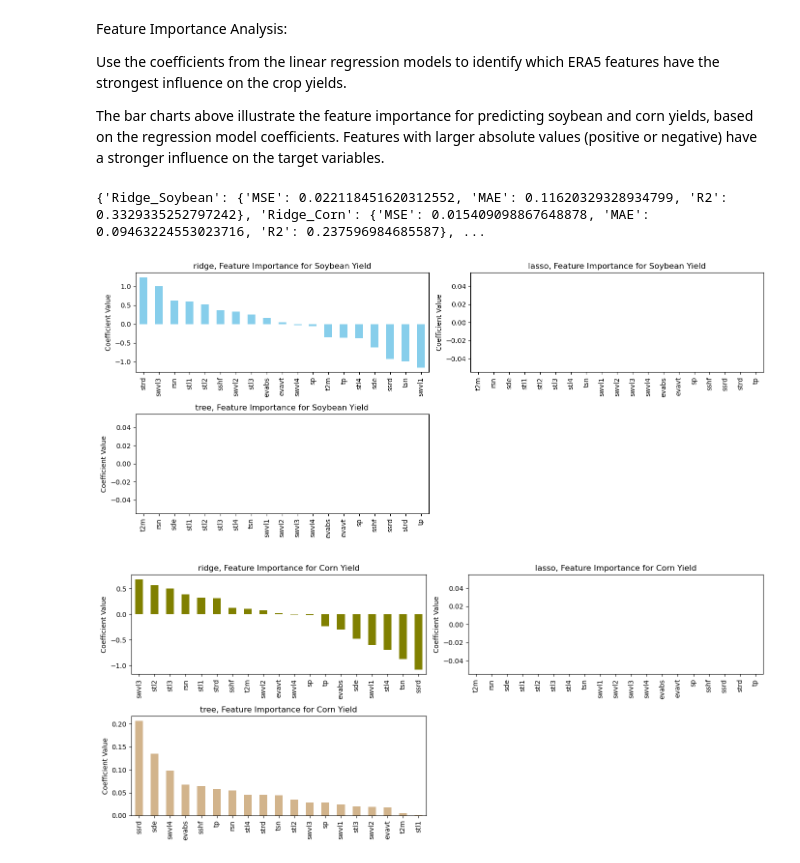
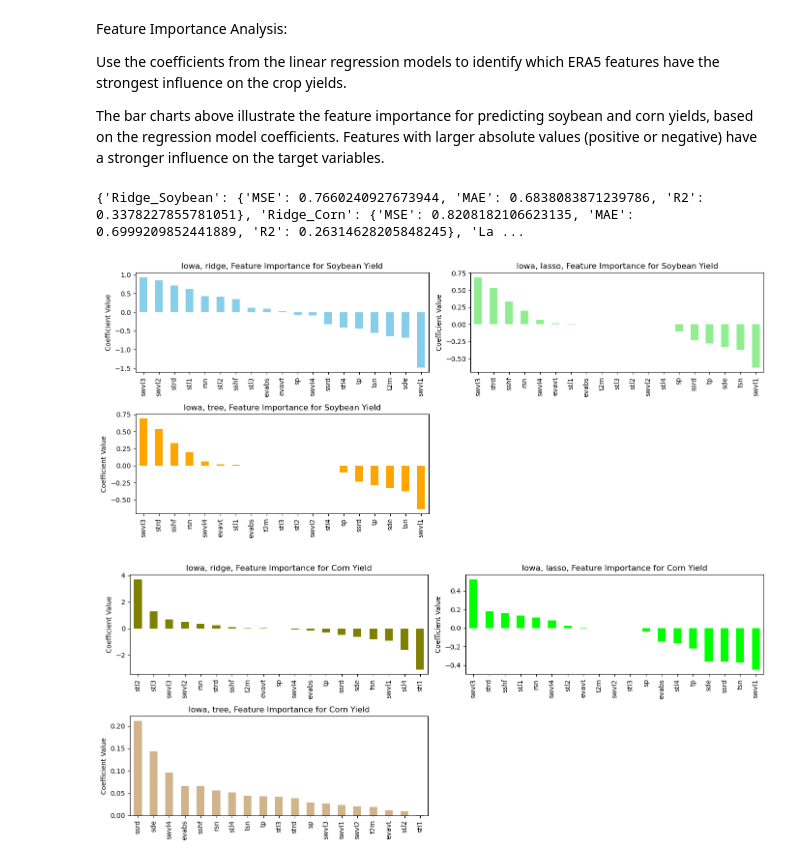
Before and after one commit to Vyzedd/pepper, a Jupyter notebook: Feature Regression/Iowa.ipynb, the cells around one changed output. Saved outputs shown, nothing was run; the diff lists cells and outputs as text; code cells hidden in the pictures.

```diff
--- a/Feature Regression/Iowa.ipynb
+++ b/Feature Regression/Iowa.ipynb
@@ -2,6 +2,9 @@
 import boto3
 import pandas as pd
 from sklearn.preprocessing import MinMaxScaler
+from sklearn.preprocessing import StandardScaler
+from sklearn.preprocessing import RobustScaler
+from sklearn.preprocessing import Normalizer
 import io
 
 # 定义 S3 路径
@@ -19,9 +22,9 @@ merged_df = pd.read_csv(io.BytesIO(response['Body'].read()))
 X = merged_df.drop(columns=['Soybean Value', 'Corn Value'])  # 特征变量
 y = merged_df[['Soybean Value', 'Corn Value']]  # 目标变量
 
-# 初始化 MinMaxScaler
-scaler_X = MinMaxScaler()
-scaler_y = MinMaxScaler()
+# 初始化 StandardScaler
+scaler_X = StandardScaler()
+scaler_y = StandardScaler()
 
 # 归一化处理
 X_scaled = scaler_X.fit_transform(X)
@@ -195,30 +197,30 @@ for model_name, model in best_models.items():
 
 print(optimized_results)
 # %% [output]
-{'Ridge_Soybean': {'MSE': 0.022118451620312552, 'MAE': 0.11620329328934799, 'R2': 0.3329335252797242}, 'Ridge_Corn': {'MSE': 0.015409098867648878, 'MAE': 0.09463224553023716, 'R2': 0.237596984685587}, ...
+{'Ridge_Soybean': {'MSE': 0.7660240927673944, 'MAE': 0.6838083871239786, 'R2': 0.3378227855781051}, 'Ridge_Corn': {'MSE': 0.8208182106623135, 'MAE': 0.6999209852441889, 'R2': 0.26314628205848245}, 'La ...
 # %%
 ridge_importance = pd.Series(best_models["Ridge_Soybean"].coef_, index=X.columns).sort_values(ascending=False)
 lasso_importance = pd.Series(best_models["Lasso_Soybean"].coef_, index=X.columns).sort_values(ascending=False)
 tree_importance = pd.Series(best_models["DecisionTree_Soybean"].feature_importances_, index=X.columns).sort_values(ascending=False)
 
 # Plot feature importance
 plt.figure(figsize=(14, 6))
 plt.subplot(2, 2, 1)
-ridge_importance.plot(kind='bar', title='ridge, Feature Importance for Soybean Yield', color='skyblue')
+ridge_importance.plot(kind='bar', title='Iowa, ridge, Feature Importance for Soybean Yield', color='skyblue')
 plt.ylabel('Coefficient Value')
 
 plt.subplot(2, 2, 2)
-lasso_importance.plot(kind='bar', title='lasso, Feature Importance for Soybean Yield', color='lightgreen')
+lasso_importance.plot(kind='bar', title='Iowa, lasso, Feature Importance for Soybean Yield', color='lightgreen')
 plt.ylabel('Coefficient Value')
 
 plt.subplot(2, 2, 3)
-lasso_importance.plot(kind='bar', title='tree, Feature Importance for Soybean Yield', color='orange')
+lasso_importance.plot(kind='bar', title='Iowa, tree, Feature Importance for Soybean Yield', color='orange')
 plt.ylabel('Coefficient Value')
 
 plt.tight_layout()
 plt.show()
 # %% [output]
-[figure, old version]
+[figure, new version]
 # %%
 ridge_importance_corn = pd.Series(best_models["Ridge_Corn"].coef_, index=X.columns).sort_values(ascending=False)
 lasso_importance_corn = pd.Series(best_models["Lasso_Corn"].coef_, index=X.columns).sort_values(ascending=False)
@@ -227,18 +229,18 @@ tree_importance_corn = pd.Series(best_models["DecisionTree_Corn"].feature_import
 # Plot feature importance
 plt.figure(figsize=(14, 6))
 plt.subplot(2, 2, 1)
-ridge_importance_corn.plot(kind='bar', title='ridge, Feature Importance for Corn Yield', color='olive')
+ridge_importance_corn.plot(kind='bar', title='Iowa, ridge, Feature Importance for Corn Yield', color='olive')
 plt.ylabel('Coefficient Value')
 
 plt.subplot(2, 2, 2)
-lasso_importance_corn.plot(kind='bar', title='lasso, Feature Importance for Corn Yield', color='lime')
+lasso_importance_corn.plot(kind='bar', title='Iowa, lasso, Feature Importance for Corn Yield', color='lime')
 plt.ylabel('Coefficient Value')
 
 plt.subplot(2, 2, 3)
-tree_importance_corn.plot(kind='bar', title='tree, Feature Importance for Corn Yield', color='tan')
+tree_importance_corn.plot(kind='bar', title='Iowa, tree, Feature Importance for Corn Yield', color='tan')
 plt.ylabel('Coefficient Value')
 
 plt.tight_layout()
 plt.show()
 # %% [output]
-[figure, old version]
+[figure, new version]
```
Also changed, not shown: parts of 3 cells of this notebook, 5 other files.
